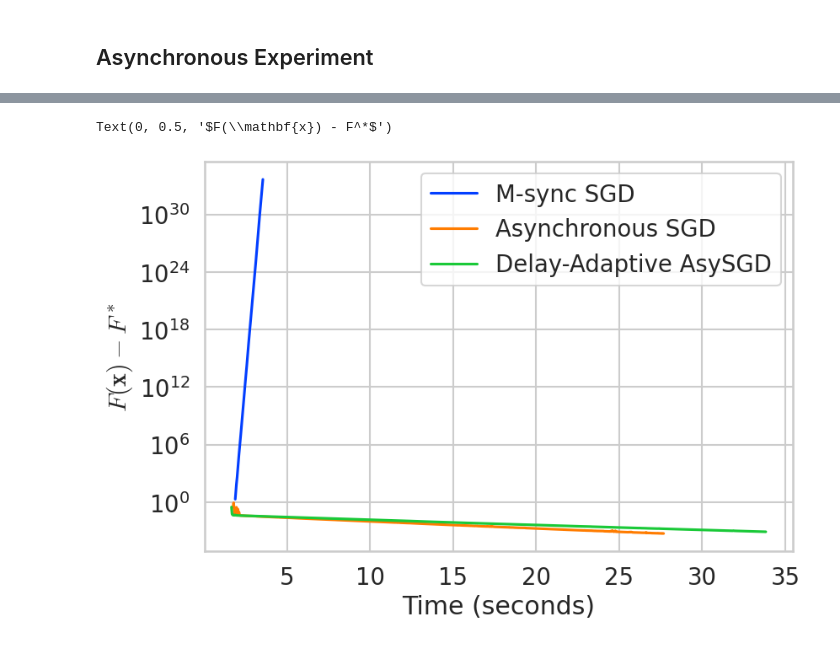
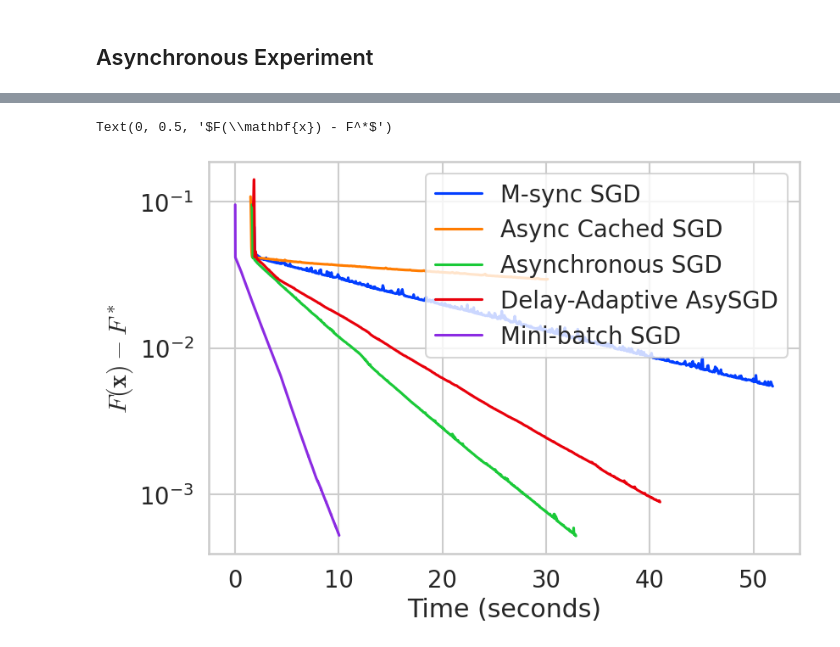
Before and after one commit to PerryChuh/asynchronous_sgd, a Jupyter notebook: code.ipynb, the cells around one changed output, grey strips where cells are left out. Cells and saved outputs as stored; diff of their text form; code cells hidden in the pictures.

```diff
--- a/code.ipynb
+++ b/code.ipynb
@@ -461,10 +542,10 @@ def run(num_workers, lr, iterations=200, asynchronous=True, delay_adaptive=False
 ## Synchronous Experiment
 # %%
 lr_asc = 0.001 # best tuned
-its_asc, ts_asc, losses_asc, delays = run(num_workers, lr=lr_asc,
+its_asc, ts_asc, losses_asc, delays, comp_asc, update_asc, comm_asc, stats_asc = run(num_workers, lr=lr_asc,
                                  iterations=iterations,
                                  asynchronous=True,
                                  delay_adaptive=False,
-                                 batch_size=batch_size,
+                                 batch_size=batch_size// num_workers,
                                  async_cached=True)
 # %% [output]
@@ -472,9 +557,9 @@ its_asc, ts_asc, losses_asc, delays = run(num_workers, lr=lr_asc,
 # %%
 lr_mini = 0.19 # best tuned
-its_, ts_, losses_, delays = run(num_workers, lr=lr_mini,
+its_, ts_, losses_, delays, comp_sync, update_sync, comm_sync, stats_sync = run(num_workers, lr=lr_mini,
                                  iterations=iterations,
                                  asynchronous=False,
                                  delay_adaptive=False,
-                                 batch_size=batch_size,
+                                 batch_size=batch_size// num_workers,
                                  async_cached=False)
 # %% [output]
@@ -483,7 +572,7 @@ its_, ts_, losses_, delays = run(num_workers, lr=lr_mini,
 ## Asynchronous Experiment
 # %%
 lr_as = 0.43 # best tuned
-its_as, ts_as, losses_as, delays = run(num_workers, lr=lr_as,
+its_as, ts_as, losses_as, delays, comp_as, update_as, comm_as, stats_as = run(num_workers, lr=lr_as,
                                        iterations=iterations,
                                        asynchronous=True,
                                        delay_adaptive=False,
@@ -494,6 +587,6 @@ its_as, ts_as, losses_as, delays = run(num_workers, lr=lr_as,
 # %%
 lr_ad = 0.43 # best tuned
-its_ad, ts_ad, losses_ad, delays = run(num_workers, lr=lr_ad,
+its_ad, ts_ad, losses_ad, delays, comp_ad, update_ad, comm_ad, stats_ad = run(num_workers, lr=lr_ad,
                                        iterations=iterations,
                                        asynchronous=True,
                                        delay_adaptive=True,
@@ -519,17 +615,18 @@ Text(0, 0.5, '$F(\\mathbf{x}) - F^*$')
 # %%
-f_min_val = f_min.item()
-plt.plot(ts_, losses_ - f_min_val, label='M-sync SGD')
+plt.plot(ts_ , losses_ - f_min_val, label='M-sync SGD')
+plt.plot(ts_asc, losses_asc - f_min_val, label='Async Cached SGD')
 plt.plot(ts_as, losses_as - f_min_val, label='Asynchronous SGD')
 plt.plot(ts_ad, losses_ad - f_min_val, label='Delay-Adaptive AsySGD')
+plt.plot(ts_single, losses_single - f_min_val, label='Mini-batch SGD')
 
 plt.yscale('log')
 plt.legend()
 plt.xlabel('Time (seconds)')
 plt.ylabel(r'$F(\mathbf{x}) - F^*$')
 # plt.savefig(f'quadratic_grads_M_{num_workers}_n={n_data}_dim={dim}_bs_{batch_size}.pdf', bbox_inches='tight')
 # %% [output]
 Text(0, 0.5, '$F(\\mathbf{x}) - F^*$')
-[figure, old version]
+[figure, new version]
 # %%
 plt.figure(figsize=(15,10))
 
```
Also changed, not shown: parts of 21 cells of this notebook.
